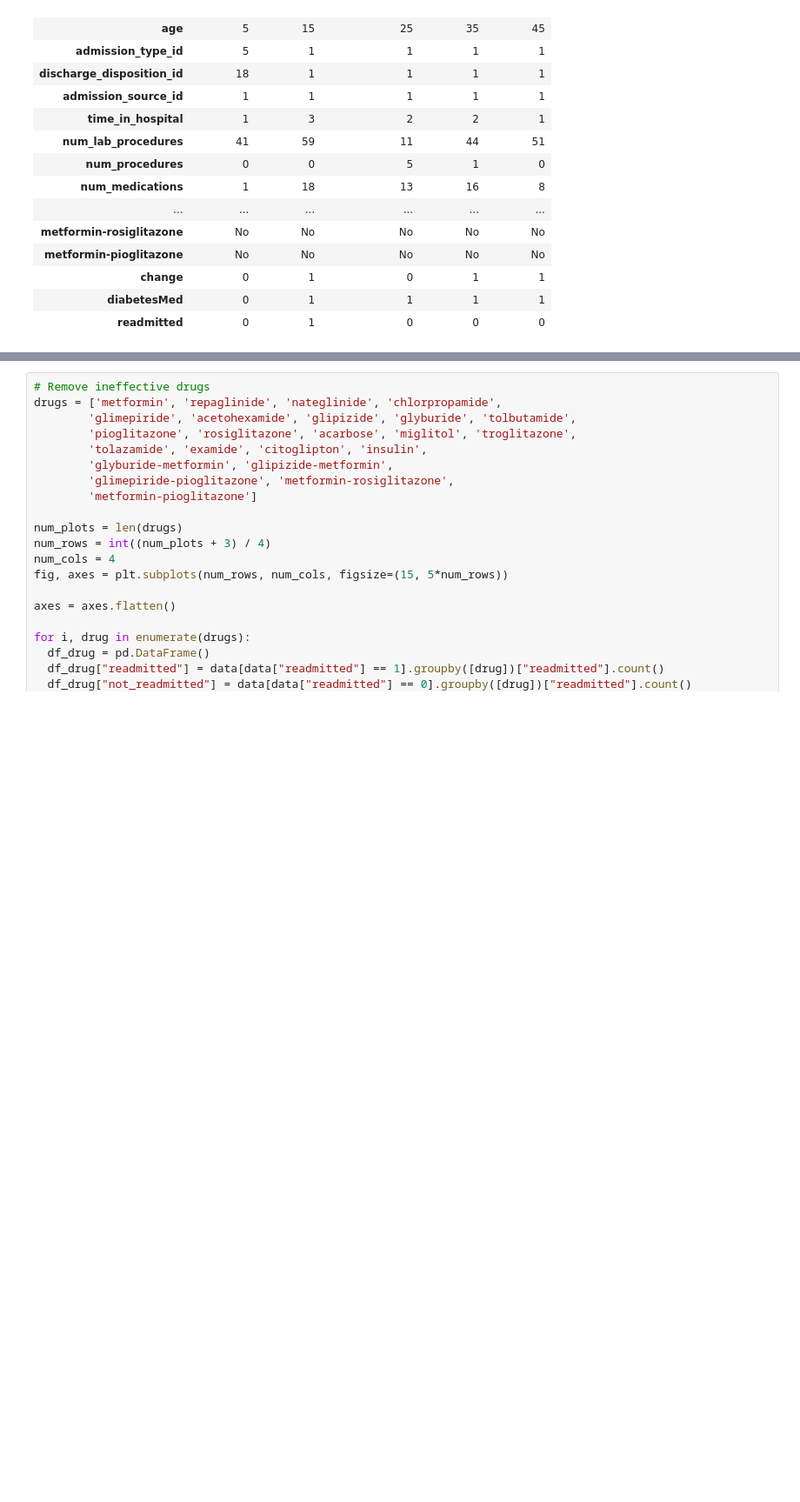
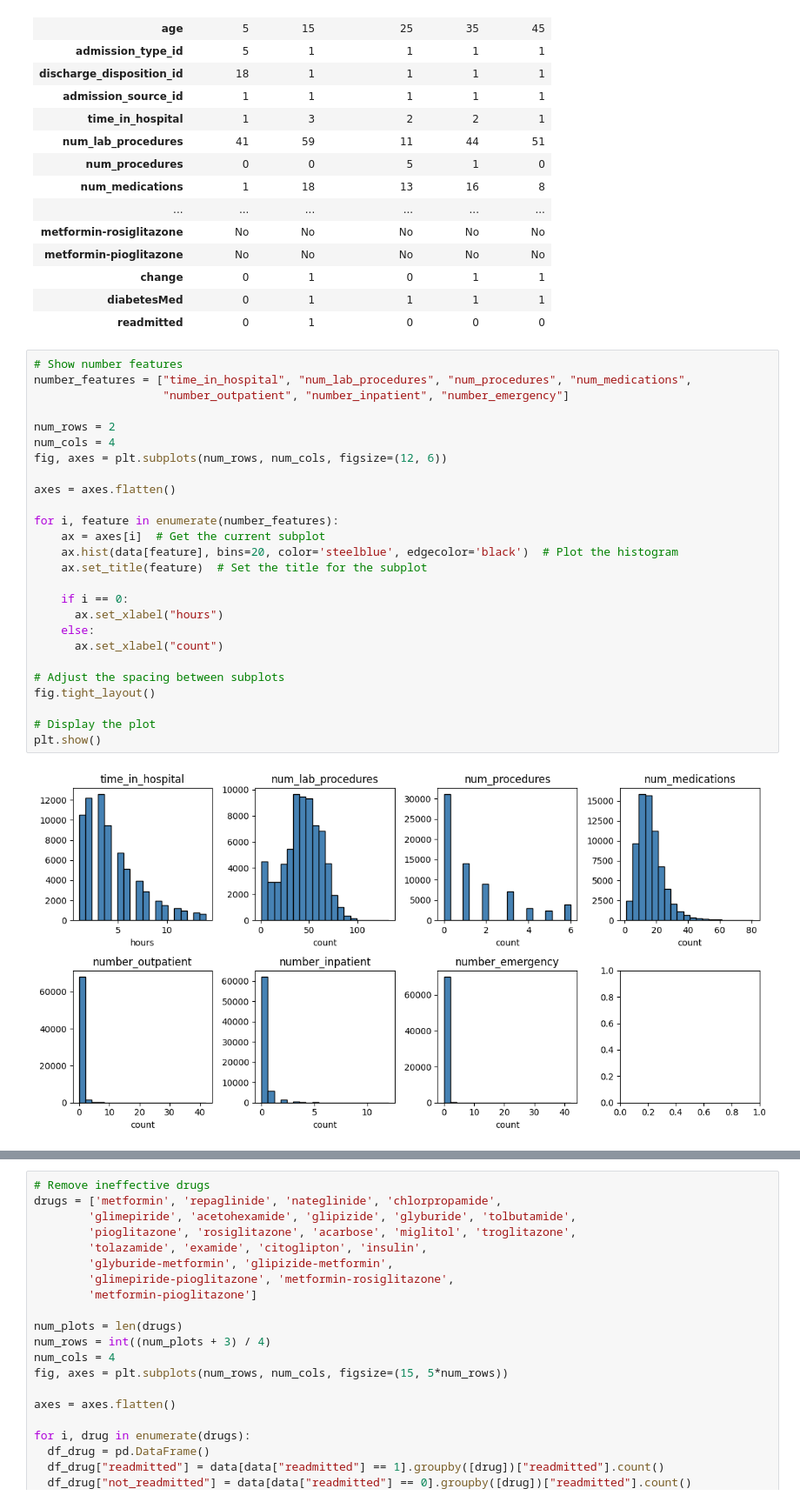
Before and after one commit to minhngo3818/cs178-diabetes-project, a Jupyter notebook: cleaner_2nd.ipynb, the cells around one changed output, grey strips where cells are left out. Shown at 87% size. Drawn from its saved outputs; the diff is of its cells as text; blank space fills up the shorter version.

```diff
--- a/cleaner_2nd.ipynb
+++ b/cleaner_2nd.ipynb
@@ -288,3 +294,31 @@ Name: count, dtype: int64
 | change | 0 | 1 | 0 | 1 | 1 |
 | diabetesMed | 0 | 1 | 1 | 1 | 1 |
 | readmitted | 0 | 1 | 0 | 0 | 0 |
+# %%
+# Show number features
+number_features = ["time_in_hospital", "num_lab_procedures", "num_procedures", "num_medications",
+                   "number_outpatient", "number_inpatient", "number_emergency"]
+
+num_rows = 2
+num_cols = 4
+fig, axes = plt.subplots(num_rows, num_cols, figsize=(12, 6))
+
+axes = axes.flatten()
+
+for i, feature in enumerate(number_features):
+    ax = axes[i]  # Get the current subplot
+    ax.hist(data[feature], bins=20, color='steelblue', edgecolor='black')  # Plot the histogram
+    ax.set_title(feature)  # Set the title for the subplot
+
+    if i == 0:
+      ax.set_xlabel("hours")
+    else:
+      ax.set_xlabel("count")
+
+# Adjust the spacing between subplots
+fig.tight_layout()
+
+# Display the plot
+plt.show()
+# %% [output]
+[figure, added]
```
Also changed, not shown: parts of 5 cells of this notebook, 1 other file.
